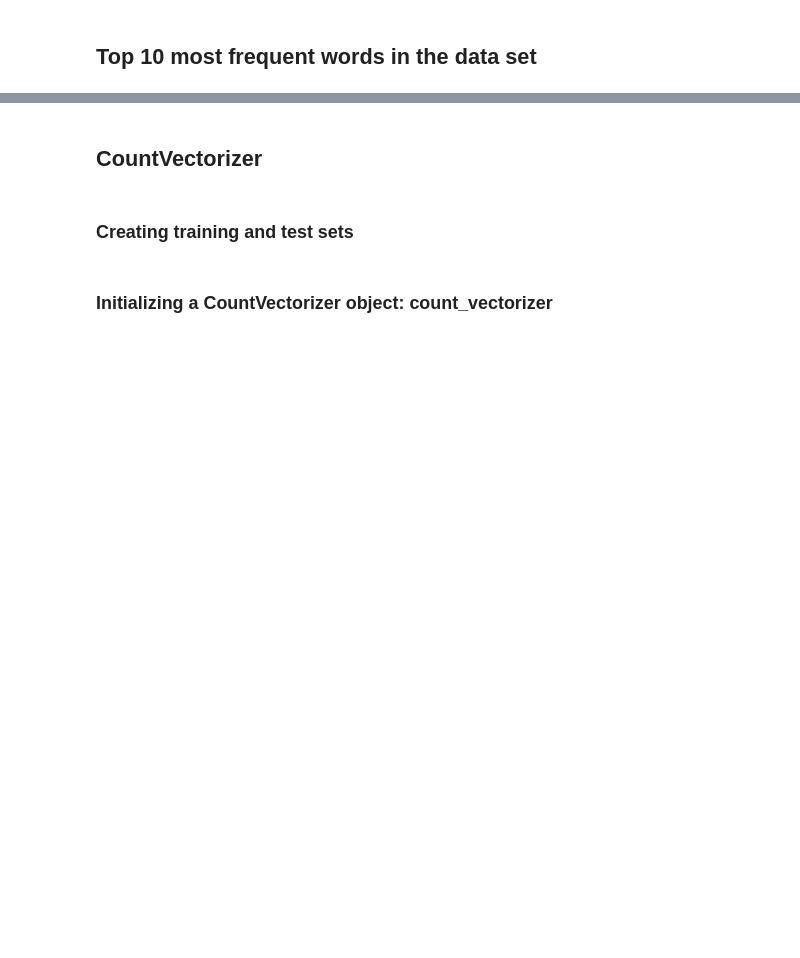
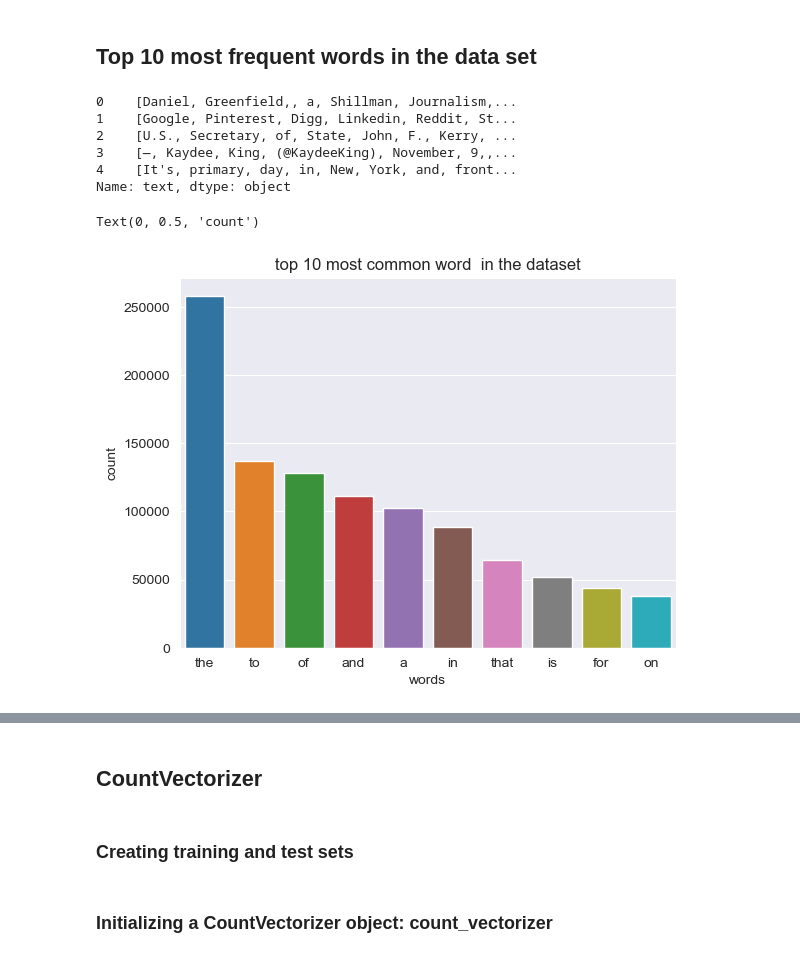
Before and after one commit to sajinamatya/Fake_news-classification, a Jupyter notebook: fake.ipynb, the cells around one changed output, grey strips where cells are left out. Drawn from its saved outputs; the diff is of its cells as text; code cells hidden in the pictures; blank space fills up the shorter version.

```diff
--- a/fake.ipynb
+++ b/fake.ipynb
@@ -72,16 +75,27 @@ y = df.label
 # %%
 
 text= df['text'].str.split()
-text = text.values.tolist()
-corpus  = [word for i in text for word in i]
+text_list = text.values.tolist()
+
+corpus  = [word for i in text_list for word in i]
 counter = Counter(corpus)
 word,word_count  =  [],[]
 most= counter.most_common()
+
 for i,j in  most[:10]:
     word.append(i)
     word_count.append(j)
 
 sns.barplot(x=word,y =word_count)
 plt.title("top 10 most common word  in the dataset")
 plt.xlabel("words")
 plt.ylabel("count")
+# %% [output]
+0    [Daniel, Greenfield,, a, Shillman, Journalism,...
+1    [Google, Pinterest, Digg, Linkedin, Reddit, St...
+2    [U.S., Secretary, of, State, John, F., Kerry, ...
+3    [—, Kaydee, King, (@KaydeeKing), November, 9,,...
+4    [It's, primary, day, in, New, York, and, front...
+Name: text, dtype: object
+Text(0, 0.5, 'count')
+[figure, added]
```
Also changed, not shown: parts of 2 cells of this notebook.
